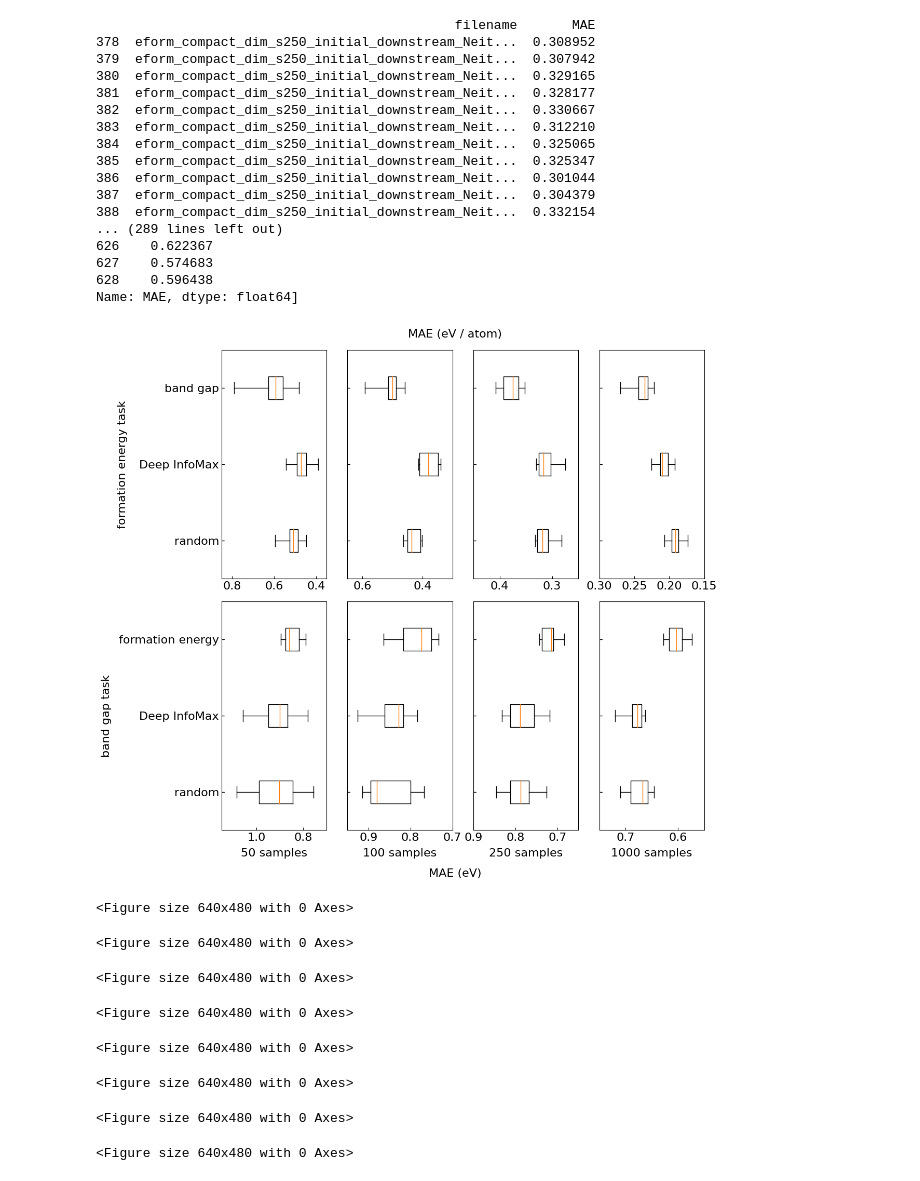
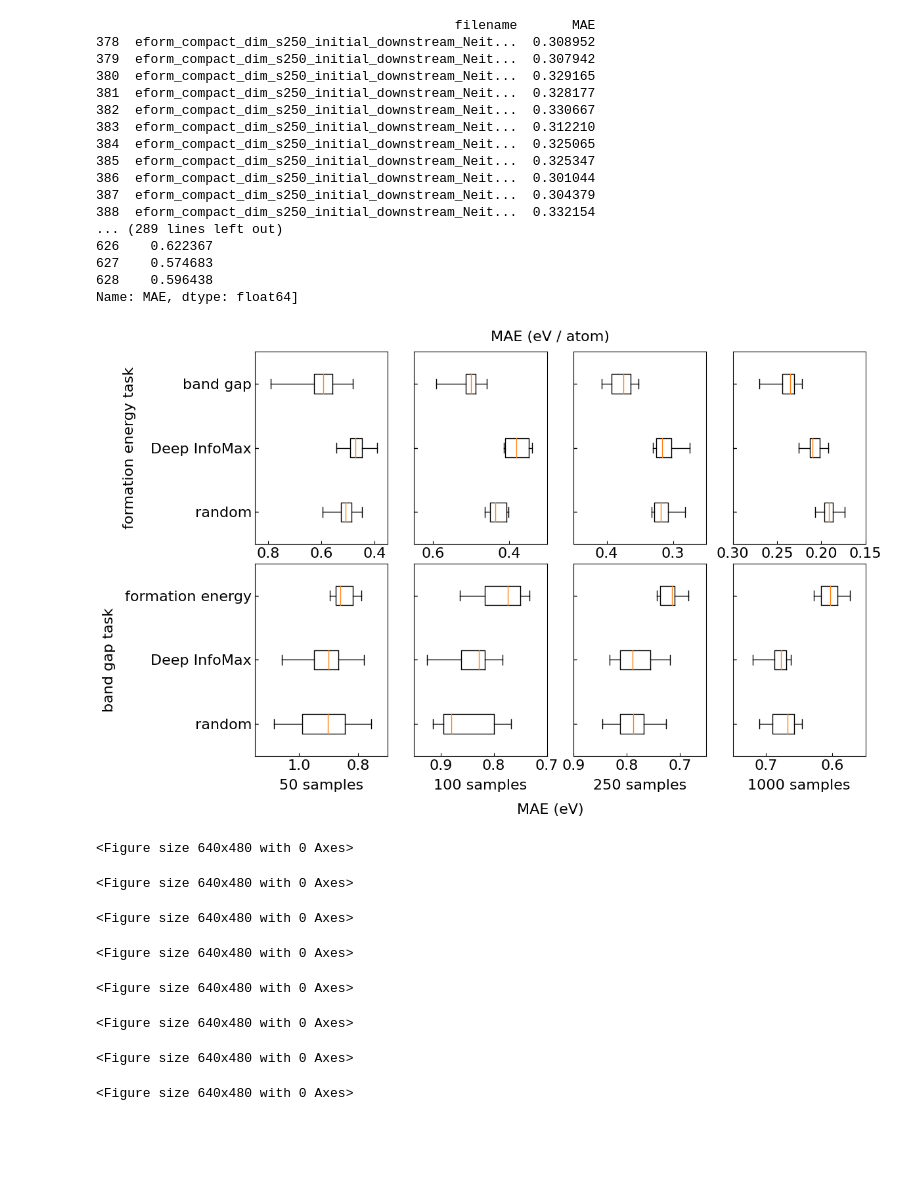
Before and after one commit to mm04926412/Site-Net, a Jupyter notebook: Downstream_MAEs_to_plots.ipynb, the cells around one changed output. Drawn from its saved outputs; the diff is of its cells as text; code cells hidden in the pictures; blank space fills up the shorter version.

```diff
--- a/Downstream_MAEs_to_plots.ipynb
+++ b/Downstream_MAEs_to_plots.ipynb
@@ -21,8 +21,8 @@ box_plot_3 = [["eform_compact_dim_s250_initial_downstream_Neither_", "eform_comp
 box_plot_4 = [["eform_compact_dim_s1000_initial_downstream_Neither_", "eform_compact_dim_s1000_DIM_downstream_Neither_DIM_eform_", "eform_compact_dim_s1000_DIM_downstream_Neither_Supervised_egap_"],["random","Deep InfoMax","band gap"],"eform_s10000_transfer.png",[0.3,0.15]]
 box_plot_queue = [box_plot_1,box_plot_2,box_plot_3,box_plot_4]
 
-fig,ax = plt.subplots(2, 4, sharex=False, sharey="row",gridspec_kw={'wspace':0.2, 'hspace':0.1},figsize=(12,12))
-fig.text(0.5, 0.035, "MAE (eV)", ha='center')
+fig,ax = plt.subplots(2, 4, sharex=False, sharey="row",gridspec_kw={'wspace':0.2, 'hspace':0.1},figsize=(12,8))
+fig.text(0.5, 0.0, "MAE (eV)", ha='center')
 fig.text(0.5, 0.9, "MAE (eV / atom)", ha='center')
 
 ax_i = 0
@@ -58,34 +58,34 @@ for plots in box_plot_queue:
     vectors = [DownMAE[DownMAE["filename"].str.contains(i)]["MAE"] for i in plots[0]]
     print(vectors)
     if ax_i == 0:
         ax[1][ax_i].boxplot(vectors,labels=plots[1],vert=False,whis=100000000)
     else:
         ax[1][ax_i].boxplot(vectors,labels=["","",""],vert=False,whis=100000000)
     ax[1][ax_i].set_ylim(0.5,3.5)
     ax[1][ax_i].set_xlim(plots[3][0],plots[3][1])
     ax[1][ax_i].set_xlabel(str(plots[4]) + " samples", labelpad=7)
     fig.savefig("figure_transfer.png",bbox_inches="tight")
     ax_i += 1
     fig.show()
 # %% [output]
                                               filename       MAE
 378  eform_compact_dim_s250_initial_downstream_Neit...  0.308952
 379  eform_compact_dim_s250_initial_downstream_Neit...  0.307942
 380  eform_compact_dim_s250_initial_downstream_Neit...  0.329165
 381  eform_compact_dim_s250_initial_downstream_Neit...  0.328177
 382  eform_compact_dim_s250_initial_downstream_Neit...  0.330667
 383  eform_compact_dim_s250_initial_downstream_Neit...  0.312210
 384  eform_compact_dim_s250_initial_downstream_Neit...  0.325065
 385  eform_compact_dim_s250_initial_downstream_Neit...  0.325347
 386  eform_compact_dim_s250_initial_downstream_Neit...  0.301044
 387  eform_compact_dim_s250_initial_downstream_Neit...  0.304379
 388  eform_compact_dim_s250_initial_downstream_Neit...  0.332154
 ... (289 lines left out)
 626    0.622367
 627    0.574683
 628    0.596438
 Name: MAE, dtype: float64]
-[figure, old version]
+[figure, new version]
 <Figure size 640x480 with 0 Axes>
 <Figure size 640x480 with 0 Axes>
 <Figure size 640x480 with 0 Axes>
```
Also changed, not shown: parts of 3 cells of this notebook.
